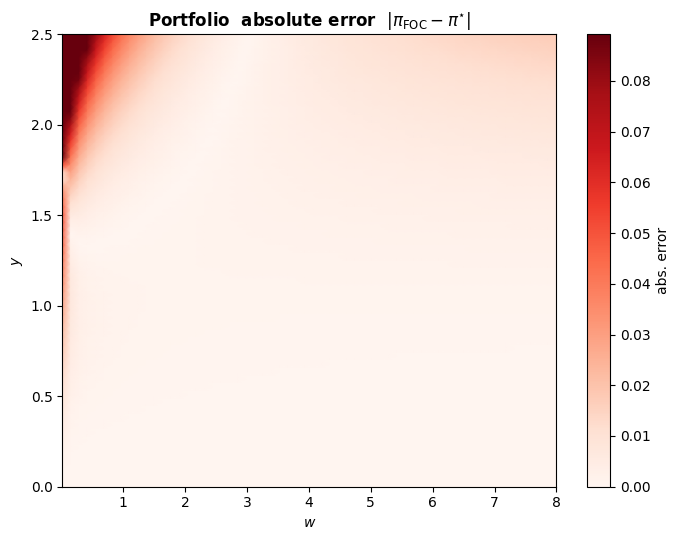
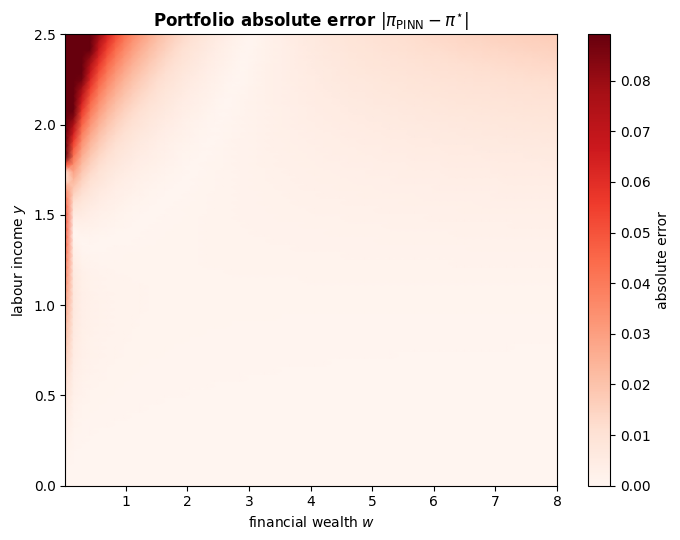
The notebook cell's code change between the first figure and the second:
--- before
+++ after
@@ -24,10 +24,11 @@
 im = ax.pcolormesh(W_np, Y_np, abs_err_pi,
                    cmap='Reds', shading='gouraud', vmin=0, vmax=vmax_pi)
-ax.set_xlabel('$w$')
-ax.set_ylabel('$y$')
-ax.set_title(r'Portfolio  absolute error  $|\pi_{\mathrm{FOC}} - \pi^{\star}|$',
+ax.set_xlabel('financial wealth $w$')
+ax.set_ylabel('labour income $y$')
+ax.set_title(r'Portfolio absolute error $|\pi_{\mathrm{PINN}} - \pi^{\star}|$',
              fontsize=12, fontweight='bold')
-fig.colorbar(im, ax=ax, label='abs. error')
+fig.colorbar(im, ax=ax, label='absolute error')
 plt.tight_layout()
+plt.savefig('Results_log/absolute_pi_error.png', dpi=150, bbox_inches='tight')
 plt.show()
 
@@ -36,4 +37,5 @@
 pi_scale_max  = np.abs(pi_star).max()
 pi_scale_mean = np.abs(pi_star).mean()
+pi_scale_min  = np.abs(pi_star).min()
 rel_L2        = np.sqrt((abs_err_pi ** 2).mean()) / np.sqrt((pi_star ** 2).mean())
 
@@ -43,4 +45,5 @@
 print(f'  max  |π*| on the grid     = {pi_scale_max:.4f}')
 print(f'  mean |π*| on the grid     = {pi_scale_mean:.4f}')
+print(f'  min  |π*| on the grid     = {pi_scale_min:.4e}')
 print(f'  max abs. error / max |π*| = {abs_err_pi.max() / pi_scale_max:.2%}')
 print(f'  relative L²               = {rel_L2:.2%}    ← global accuracy summary')

Commit: Add files via upload